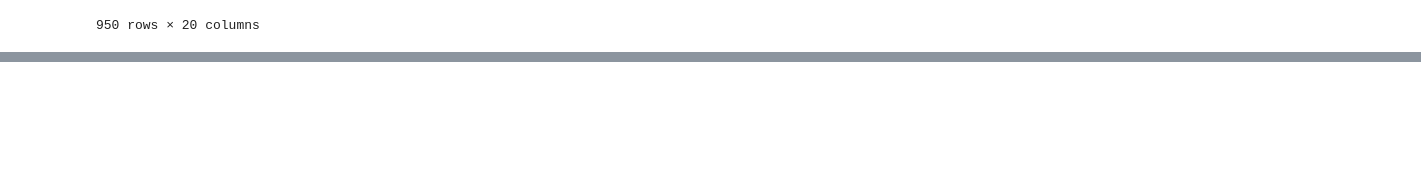
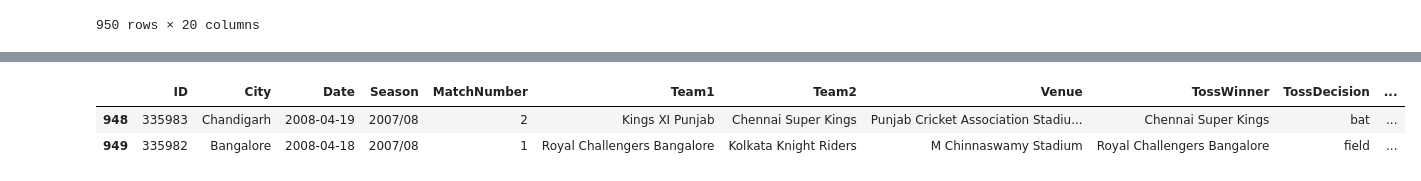
Before and after one commit to HarshChaturvedi19/Learn-Data-Science-With-Projects, a Jupyter notebook: PANDAS/panda-Dataframe/dataFrame.ipynb, the cells around one changed output, grey strips where cells are left out. Cells and saved outputs as stored; diff of their text form; code cells hidden in the pictures; blank space fills up the shorter version.

```diff
--- a/PANDAS/panda-Dataframe/dataFrame.ipynb
+++ b/PANDAS/panda-Dataframe/dataFrame.ipynb
@@ -84,0 +197,6 @@ ipl
+# %%
+ipl.tail(2)
+# %% [output]
+|  | ID | City | Date | Season | MatchNumber | Team1 | Team2 | Venue | TossWinner | TossDecision | ... |
+| 948 | 335983 | Chandigarh | 2008-04-19 | 2007/08 | 2 | Kings XI Punjab | Chennai Super Kings | Punjab Cricket Association Stadiu... | Chennai Super Kings | bat | ... |
+| 949 | 335982 | Bangalore | 2008-04-18 | 2007/08 | 1 | Royal Challengers Bangalore | Kolkata Knight Riders | M Chinnaswamy Stadium | Royal Challengers Bangalore | field | ... |
```
Also changed, not shown: parts of 19 cells of this notebook.
